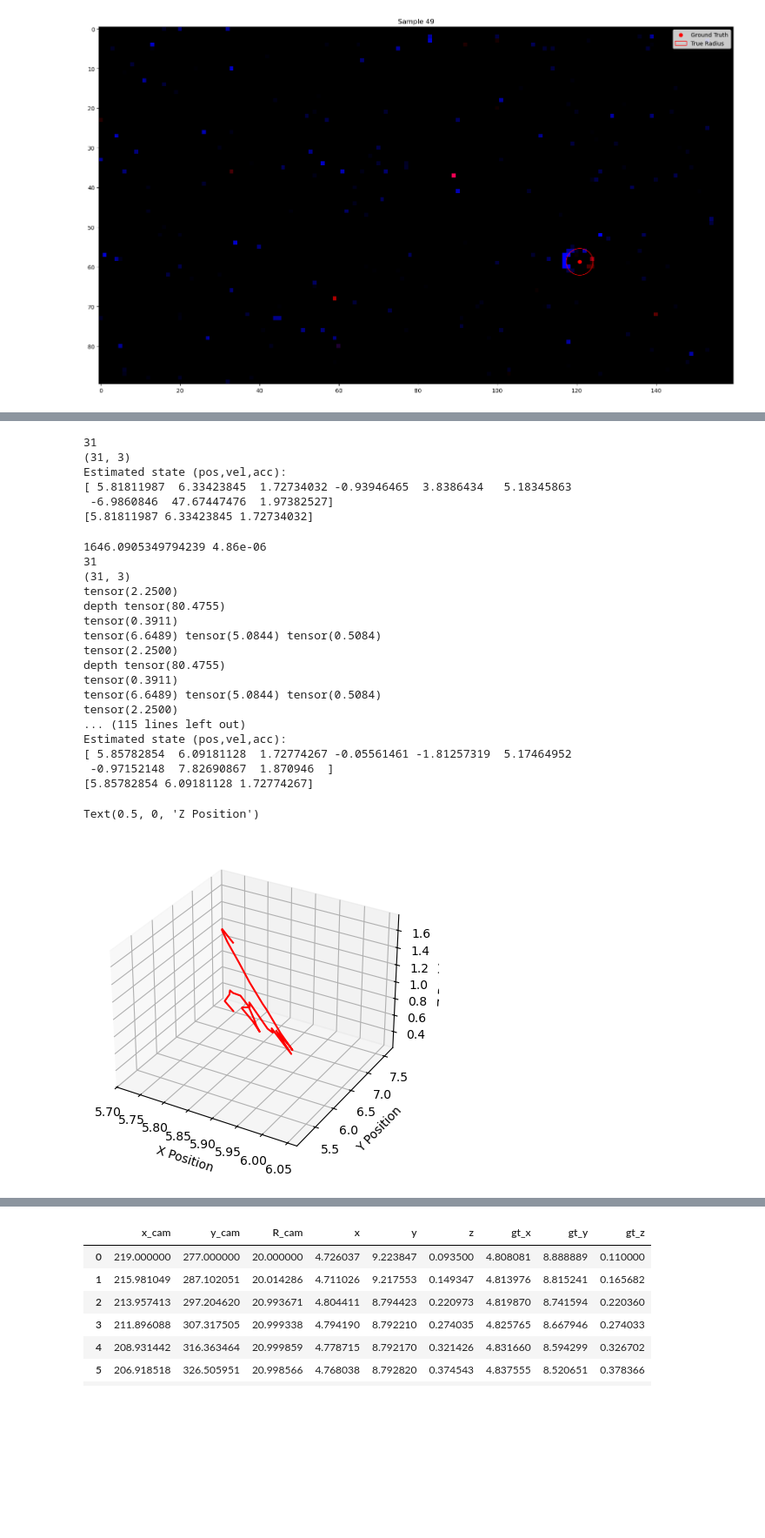
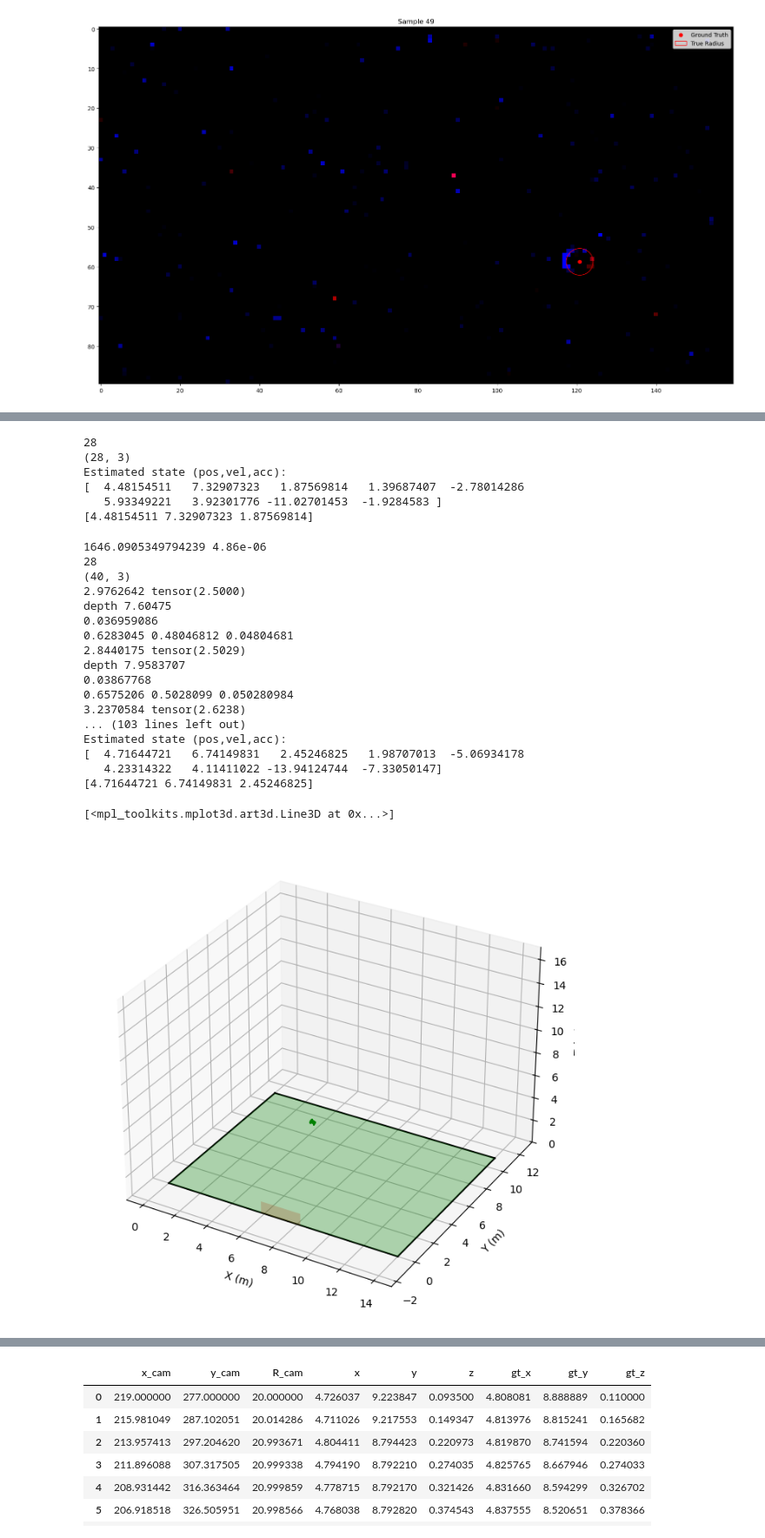
Before and after one commit to MarioRealEn/GoalieSNN, a Jupyter notebook: 3DTracker.ipynb, the cells around one changed output, grey strips where cells are left out. Shown at 87% size. Drawn from its saved outputs; the diff is of its cells as text; code cells hidden in the pictures; blank space fills up the shorter version.

```diff
--- a/3DTracker.ipynb
+++ b/3DTracker.ipynb
@@ -1080,7 +1080,7 @@ dataset_path = 'dataset_python_sim'
 accumulation_time = 10 # ms
 quantization = 8
 batch_size = 4
-dataset_type = 'all'
+dataset_type = 'throws'
 new_positions_csv = f'dataset_python_sim/positions_in_fov_{accumulation_time}ms.csv'
 trainset_in = dt.Tracking3DVideoDataset(dataset_path, accumulation_time, positions_csv=new_positions_csv, quantization = quantization, split='train', dataset_type=dataset_type)
 testset_in = dt.Tracking3DVideoDataset(dataset_path, accumulation_time, positions_csv=new_positions_csv, quantization = quantization, split='test', dataset_type=dataset_type)
@@ -1172,7 +1162,7 @@ Total errors: σ=4.95, 95% CI=12.110 pixels
 # %%
 # Load video
-idx = 2
-dataset = validationset_in
+idx = 6
+dataset = trainset_in
 video, labels, length = dataset.__getitem__(idx)
 tr = dataset.__gettr__(idx)
 # Get predictions
@@ -1260,12 +1250,12 @@ print("Estimated state (pos,vel,acc):")
 print(kf.x.flatten())
 print(kf.x.flatten()[:3])
 # %% [output]
-31
-(31, 3)
+28
+(28, 3)
 Estimated state (pos,vel,acc):
-[ 5.81811987  6.33423845  1.72734032 -0.93946465  3.8386434   5.18345863
- -6.9860846  47.67447476  1.97382527]
-[5.81811987 6.33423845 1.72734032]
+[  4.48154511   7.32907323   1.87569814   1.39687407  -2.78014286
+   5.93349221   3.92301776 -11.02701453  -1.9284583 ]
+[4.48154511 7.32907323 1.87569814]
 # %%
 def error_R(R):
     a = 1.0095
@@ -1319,14 +1309,15 @@ print(n_timesteps)
 cutoff = 0.4 # seconds
 last_measurement_ts = int(cutoff/delta_t)
 
-positions = np.zeros((n_timesteps, 3))
+positions = np.zeros((n_timesteps if last_measurement_ts < n_timesteps else last_measurement_ts, 3))
 print(positions.shape)
 for i, z in enumerate(pred_pos):
     kf.predict()
     if i < last_measurement_ts:
-        radius = labels[2][i]
-        print(radius)
-        depth = get_depth(focal_length, ball_radius, radius)
+        radius = preds[2][i]
+        label_radius = labels[2][i]
+        print(radius, label_radius)
+        depth = get_depth(focal_length, ball_radius, radius*quantization)
         print('depth', depth)
         real_size_per_pixel = calculate_pixel_real_world_size(focal_length, depth) * quantization
         print(real_size_per_pixel)
@@ -1338,42 +1329,46 @@ for i, z in enumerate(pred_pos):
         kf.update(z)
     positions[i] = kf.x.flatten()[:3]
 
+if i < last_measurement_ts:
+    for j in range(i, last_measurement_ts):
+        kf.predict()
+        positions[j] = kf.x.flatten()[:3]
+
 
 print("Estimated state (pos,vel,acc):")
 print(kf.x.flatten())
 print(kf.x.flatten()[:3])
 # %% [output]
 1646.0905349794239 4.86e-06
-31
-(31, 3)
-tensor(2.2500)
-depth tensor(80.4755)
-tensor(0.3911)
-tensor(6.6489) tensor(5.0844) tensor(0.5084)
-tensor(2.2500)
-depth tensor(80.4755)
-tensor(0.3911)
-tensor(6.6489) tensor(5.0844) tensor(0.5084)
-tensor(2.2500)
-... (115 lines left out)
+28
+(40, 3)
+2.9762642 tensor(2.5000)
+depth 7.60475
+0.036959086
+0.6283045 0.48046812 0.04804681
+2.8440175 tensor(2.5029)
+depth 7.9583707
+0.03867768
+0.6575206 0.5028099 0.050280984
+3.2370584 tensor(2.6238)
+... (103 lines left out)
 Estimated state (pos,vel,acc):
-[ 5.85782854  6.09181128  1.72774267 -0.05561461 -1.81257319  5.17464952
- -0.97152148  7.82690867  1.870946  ]
-[5.85782854 6.09181128 1.72774267]
+[  4.71644721   6.74149831   2.45246825   1.98707013  -5.06934178
+   4.23314322   4.11411022 -13.94124744  -7.33050147]
+[4.71644721 6.74149831 2.45246825]
 # %%
 # Plot 3d positions
 
-fig = plt.figure()
-ax = fig.add_subplot(111, projection='3d')
-ax.plot(positions[:, 0], positions[:, 1], positions[:, 2], label='Kalman Filter', color='red')
+fig, ax = field.plot()
+# ax.plot(positions[:, 0], positions[:, 1], positions[:, 2], label='Kalman Filter', color='red')
 # ax.plot(pred_pos[:last_measurement_ts, 0], pred_pos[:last_measurement_ts, 1], pred_pos[:last_measurement_ts, 2], label='Measurements', color='blue')
-# ax.plot(truth_pos[:, 0], truth_pos[:, 1], truth_pos[:, 2], label='Ground Truth', color='green')
-ax.set_xlabel('X Position')
-ax.set_ylabel('Y Position')
-ax.set_zlabel('Z Position')
+ax.plot(truth_pos[:, 0], truth_pos[:, 1], truth_pos[:, 2], label='Ground Truth', color='green')
+# ax.set_xlabel('X Position')
+# ax.set_ylabel('Y Position')
+# ax.set_zlabel('Z Position')
 # %% [output]
-Text(0.5, 0, 'Z Position')
+[<mpl_toolkits.mplot3d.art3d.Line3D at 0x...>]
-[figure, old version]
+[figure, new version]
 # %%
 # Plot separate coordinate positions
 fig, axs = plt.subplots(3, 1, figsize=(10, 8))
```
Also changed, not shown: parts of 32 cells of this notebook, 2 other files.
